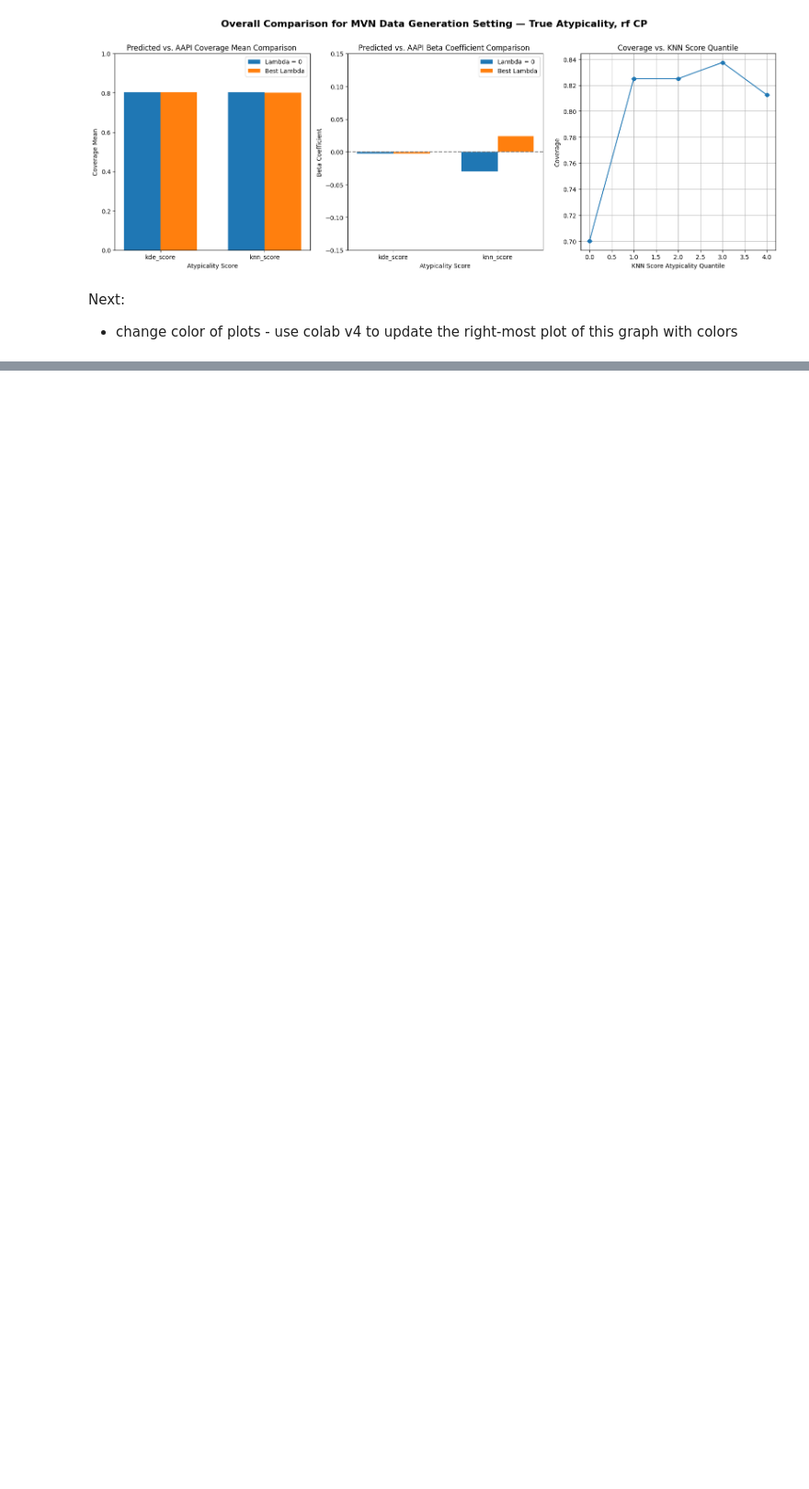
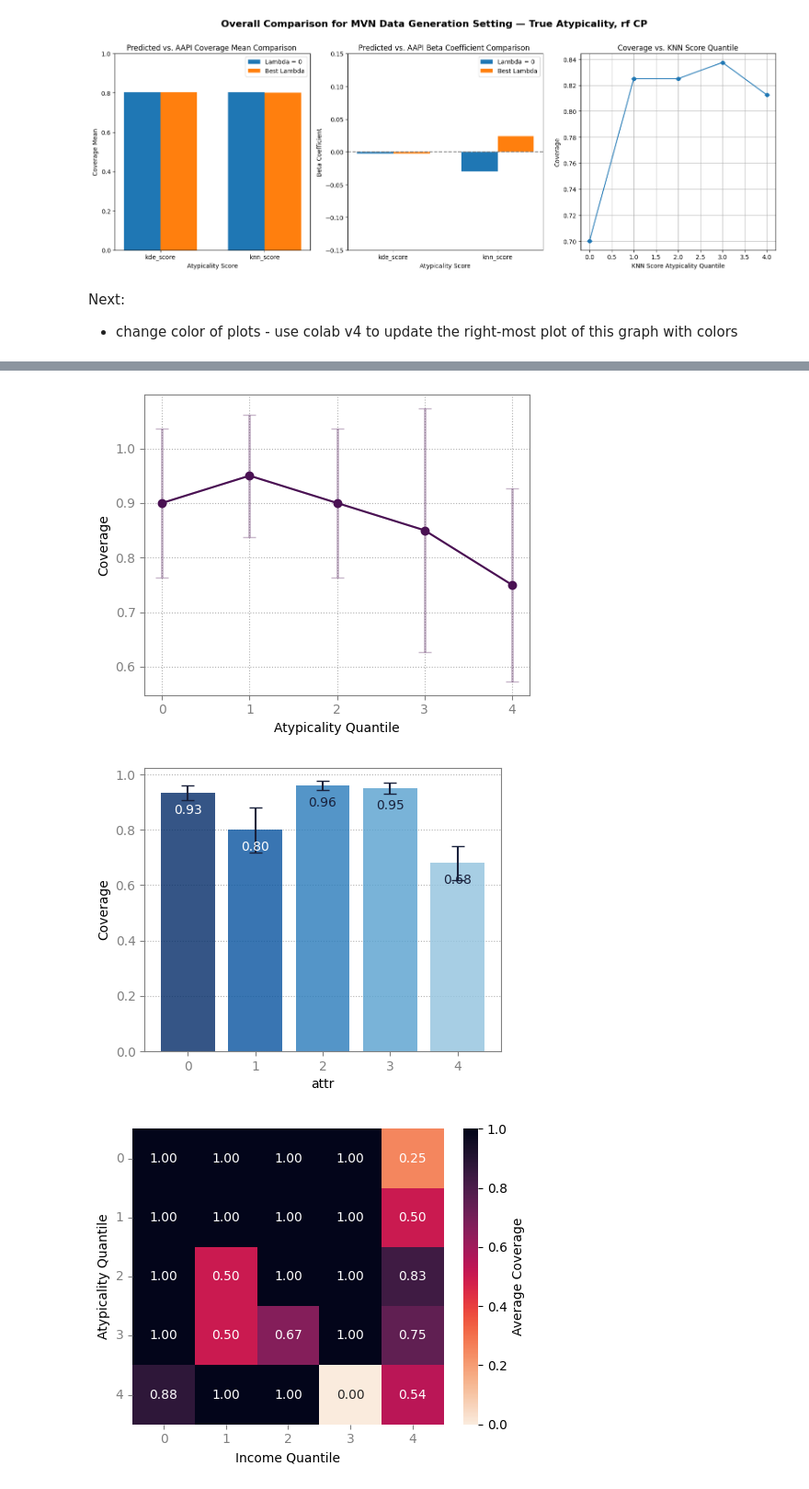
Before and after one commit to audtree/extending-atypicality, a Jupyter notebook: notebooks/proof-of-concept.ipynb, the cells around one changed output, grey strips where cells are left out. Shown at 92% size. Cells and saved outputs as stored; diff of their text form; code cells hidden in the pictures; blank space fills up the shorter version.

```diff
--- a/notebooks/proof-of-concept.ipynb
+++ b/notebooks/proof-of-concept.ipynb
@@ -1156,4 +150,0 @@ Asking why there are 25 dataframes
-# %%
-# Re-load pickled file
-with open("../intermediate/mimic-n10k/mimic_n10k_dfs.pkl", "rb") as f:
-    mimic_dfs = pickle.load(f)
@@ -1445,0 +344,35 @@ Quantile bin edges: [ 0.4999   2.3523   3.1406   3.96694  5.10972 15.0001 ]
+# %%
+atypicality_settings = [('logjointmvn_score', 0)]
+coverage_by_quantile_lambda, df_chd = evaluate_lambda_adjusted_interval_coverage(atypicality_settings,
+                                        make_and_split_data=load_and_split_chd_data,
+                                        fit_cp_model=fit_conformal_cp_model,
+                                        n_samples=5000,
+                                        n_splits=5,
+                                        true_atypicality=True,
+                                        num_quantiles=5,
+                                        return_df=True,
+                                        extra_attribute=True,
+                                        silent=True)
+
+# Save results to a pickle file
+with open("../intermediate/chd_dfs_conformal_atypicality.pkl", "wb") as f:
+    pickle.dump(df_chd, f)
+# %%
+# Re-load pickled file
+with open("../intermediate/chd_dfs_conformal_atypicality.pkl", "rb") as f:
+    df_chd_atypicality = pickle.load(f)
+
+# Quantiles correspond to the bins: 4999-23523, 23523-31406, 31406-39670, 39670-51097, 51097-15000
+plot_coverage_across_atypicality_quantile(df=coverage_by_quantile_lambda,
+                                          atypicality_score = "logjointmvn_score",
+                                          atypicality_score_title="Log Joint MVN",
+                                          ylim_bottom=None,
+                                          ylim_top=None,
+                                          save=False)
+avg_coverage_by_attr_witherror(df_chd_atypicality['logjointmvn_score_lam0'], attribute_name="attr")
+heatmap_by_quantile_attribute(df_chd_atypicality['logjointmvn_score_lam0'], attribute="attr", attribute_name="Income Quantile")
+plot_mean_demographic_composition(df_chd_atypicality['logjointmvn_score_lam0'], num_quantiles=5)
+# %% [output]
+[figure, added]
+[figure, added]
+[figure, added]
```
Also changed, not shown: parts of 49 cells of this notebook, 2 other files.
